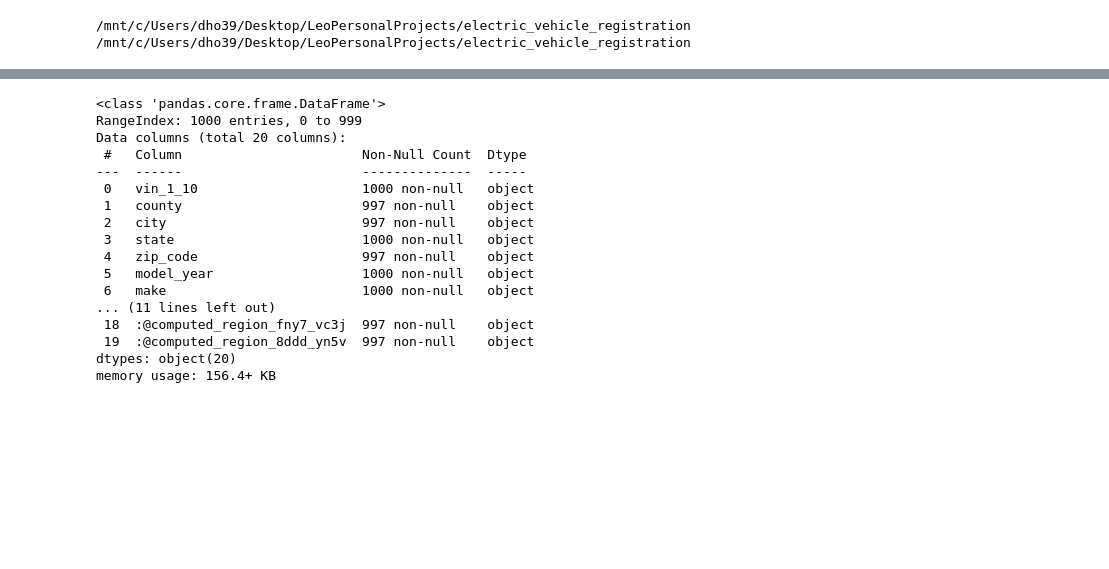
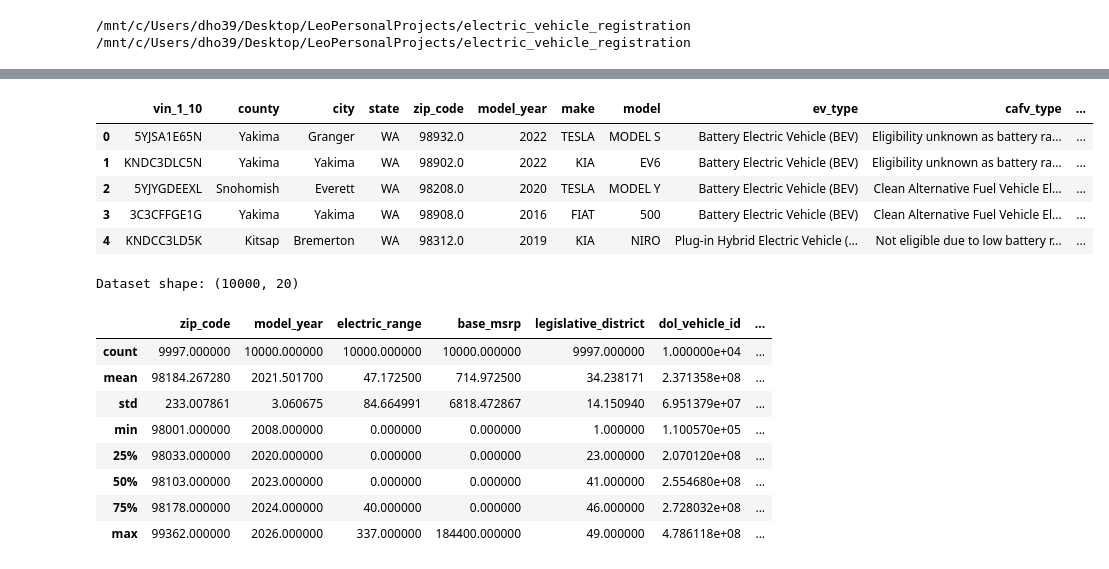
Before and after one commit to leo3622/electric_vehicle_registration, a Jupyter notebook: notebooks/data_processing.ipynb, the cells around one changed output, grey strips where cells are left out. Saved outputs shown, nothing was run; the diff lists cells and outputs as text; code cells hidden in the pictures; blank space fills up the shorter version.

Commit message:
data preprocessing

```diff
--- a/notebooks/data_processing.ipynb
+++ b/notebooks/data_processing.ipynb
@@ -29,20 +10,24 @@ df.describe()
-# %%
-df.info()
-# %% [output]
-<class 'pandas.core.frame.DataFrame'>
-RangeIndex: 1000 entries, 0 to 999
-Data columns (total 20 columns):
- #   Column                       Non-Null Count  Dtype
----  ------                       --------------  -----
- 0   vin_1_10                     1000 non-null   object
- 1   county                       997 non-null    object
- 2   city                         997 non-null    object
- 3   state                        1000 non-null   object
- 4   zip_code                     997 non-null    object
- 5   model_year                   1000 non-null   object
- 6   make                         1000 non-null   object
-... (11 lines left out)
- 18  :@computed_region_fny7_vc3j  997 non-null    object
- 19  :@computed_region_8ddd_yn5v  997 non-null    object
-dtypes: object(20)
-memory usage: 156.4+ KB
+# %%
+df_complete = pd.read_csv("data/raw/electric_vehicles_data.csv")
+df_complete.head()
+# %% [output]
+|  | vin_1_10 | county | city | state | zip_code | model_year | make | model | ev_type | cafv_type | ... |
+| 0 | 5YJSA1E65N | Yakima | Granger | WA | 98932.0 | 2022 | TESLA | MODEL S | Battery Electric Vehicle (BEV) | Eligibility unknown as battery ra... | ... |
+| 1 | KNDC3DLC5N | Yakima | Yakima | WA | 98902.0 | 2022 | KIA | EV6 | Battery Electric Vehicle (BEV) | Eligibility unknown as battery ra... | ... |
+| 2 | 5YJYGDEEXL | Snohomish | Everett | WA | 98208.0 | 2020 | TESLA | MODEL Y | Battery Electric Vehicle (BEV) | Clean Alternative Fuel Vehicle El... | ... |
+| 3 | 3C3CFFGE1G | Yakima | Yakima | WA | 98908.0 | 2016 | FIAT | 500 | Battery Electric Vehicle (BEV) | Clean Alternative Fuel Vehicle El... | ... |
+| 4 | KNDCC3LD5K | Kitsap | Bremerton | WA | 98312.0 | 2019 | KIA | NIRO | Plug-in Hybrid Electric Vehicle (... | Not eligible due to low battery r... | ... |
+# %%
+print(f"Dataset shape: {df_complete.shape}")
+df_complete.describe()
+# %% [output]
+Dataset shape: (10000, 20)
+|  | zip_code | model_year | electric_range | base_msrp | legislative_district | dol_vehicle_id | ... |
+| count | 9997.000000 | 10000.000000 | 10000.000000 | 10000.000000 | 9997.000000 | 1.000000e+04 | ... |
+| mean | 98184.267280 | 2021.501700 | 47.172500 | 714.972500 | 34.238171 | 2.371358e+08 | ... |
+| std | 233.007861 | 3.060675 | 84.664991 | 6818.472867 | 14.150940 | 6.951379e+07 | ... |
+| min | 98001.000000 | 2008.000000 | 0.000000 | 0.000000 | 1.000000 | 1.100570e+05 | ... |
+| 25% | 98033.000000 | 2020.000000 | 0.000000 | 0.000000 | 23.000000 | 2.070120e+08 | ... |
+| 50% | 98103.000000 | 2023.000000 | 0.000000 | 0.000000 | 41.000000 | 2.554680e+08 | ... |
+| 75% | 98178.000000 | 2024.000000 | 40.000000 | 0.000000 | 46.000000 | 2.728032e+08 | ... |
+| max | 99362.000000 | 2026.000000 | 337.000000 | 184400.000000 | 49.000000 | 4.786118e+08 | ... |
```
Also changed, not shown: parts of 6 cells of this notebook, 5 other files.
